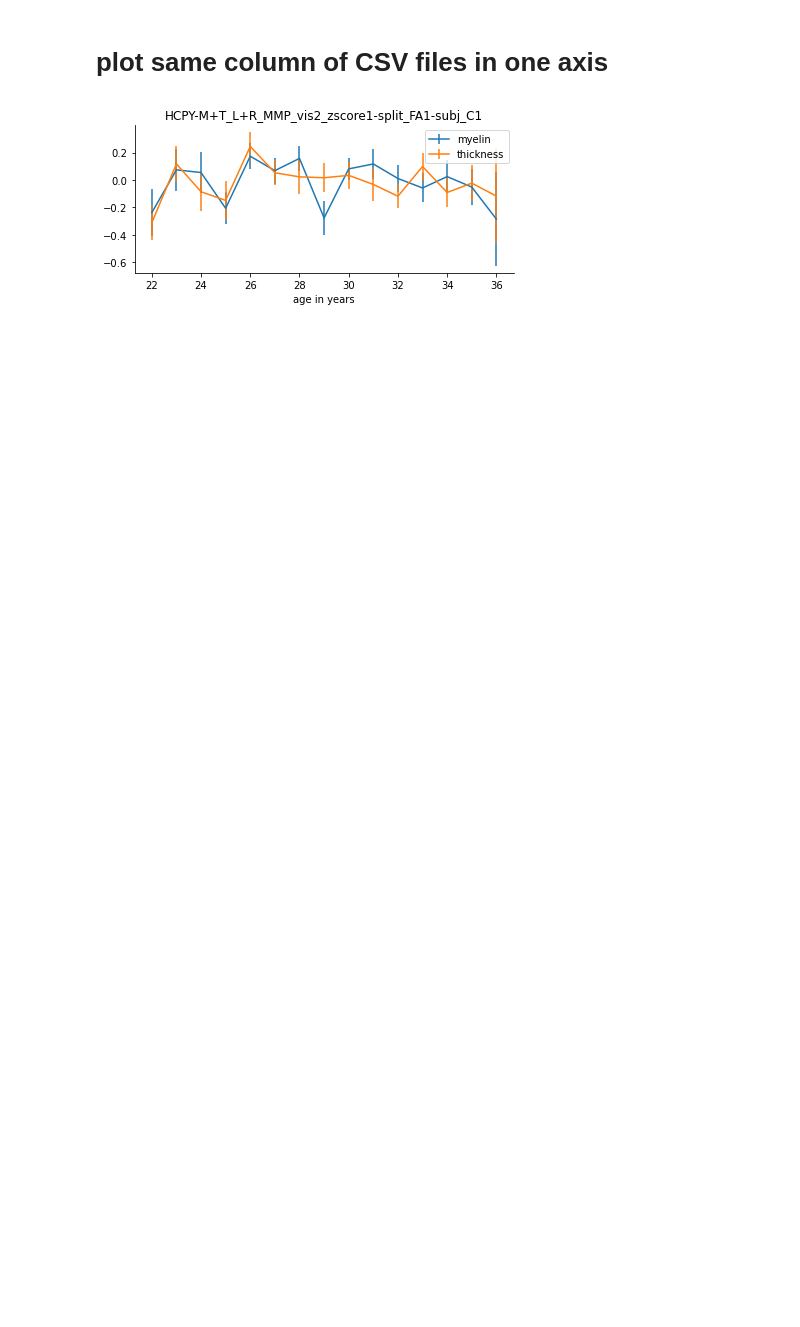
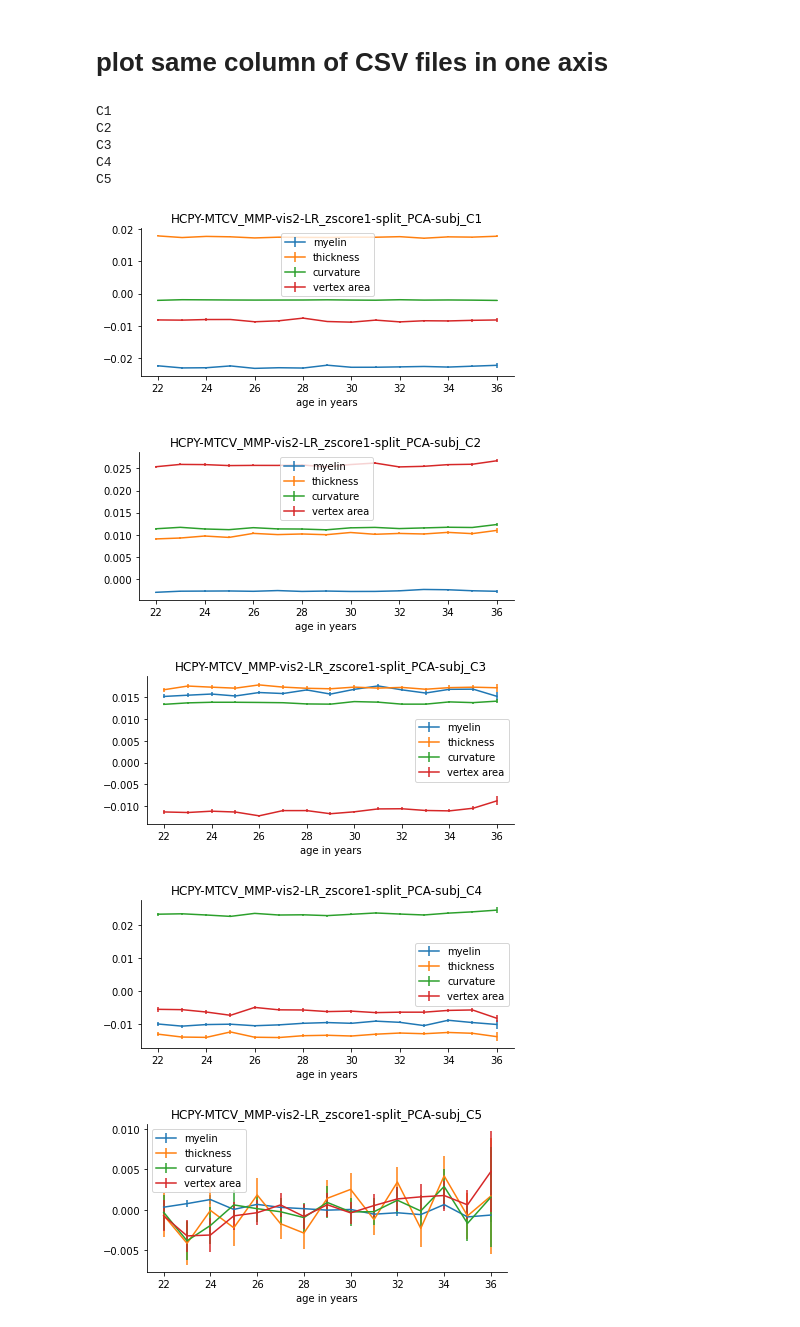
Before and after one commit to BNUCNL/nibrain, a Jupyter notebook: cxy_visual_dev/scripts/plot_age_line.ipynb, the cells around one changed output. Saved outputs shown, nothing was run; the diff lists cells and outputs as text; code cells hidden in the pictures; blank space fills up the shorter version.

Commit message:
cxy_visual_dev: MTCV PCA

```diff
--- a/cxy_visual_dev/scripts/plot_age_line.ipynb
+++ b/cxy_visual_dev/scripts/plot_age_line.ipynb
@@ -129,15 +129,29 @@ def plot_same_cols_in_one_ax(fpaths, age_name, columns, n_row, n_col, yerr_flag=
     else:
         plt.savefig(out_file)
 # %%
-col = 'C1'
-plot_same_cols_in_one_ax(
-    fpaths=[
-        pjoin(anal_dir, 'decomposition/HCPY-M+T_L+R_MMP_vis2_zscore1-split_FA1-subj_M.csv'),
-        pjoin(anal_dir, 'decomposition/HCPY-M+T_L+R_MMP_vis2_zscore1-split_FA1-subj_T.csv')
-    ], age_name='age in years', columns=col, n_row=1, n_col=1, yerr_flag=True, zscore_flag=True,
-    info_file=dataset_name2info['HCPY'], title=f'HCPY-M+T_L+R_MMP_vis2_zscore1-split_FA1-subj_{col}',
-    labels=['myelin', 'thickness'], figsize=(6, 3), remove_ages=[37],
-    out_file=pjoin(work_dir, f'HCPY-M+T_L+R_MMP_vis2_zscore1-split_FA1-subj_{col}.jpg')
-)
+cols = ['C1', 'C2', 'C3', 'C4', 'C5']
+zscore_flag = False
+for col in cols:
+    print(col)
+    plot_same_cols_in_one_ax(
+        fpaths=[
+            pjoin(anal_dir, 'decomposition/HCPY-MTCV_MMP-vis2-LR_zscore1-split_PCA-subj_M.csv'),
+            pjoin(anal_dir, 'decomposition/HCPY-MTCV_MMP-vis2-LR_zscore1-split_PCA-subj_T.csv'),
+            pjoin(anal_dir, 'decomposition/HCPY-MTCV_MMP-vis2-LR_zscore1-split_PCA-subj_C.csv'),
+            pjoin(anal_dir, 'decomposition/HCPY-MTCV_MMP-vis2-LR_zscore1-split_PCA-subj_V.csv')
+        ], age_name='age in years', columns=col, n_row=1, n_col=1, yerr_flag=True, zscore_flag=zscore_flag,
+        info_file=dataset_name2info['HCPY'], title=f'HCPY-MTCV_MMP-vis2-LR_zscore1-split_PCA-subj_{col}',
+        labels=['myelin', 'thickness', 'curvature', 'vertex area'], figsize=(6, 3), remove_ages=[37],
+        out_file=pjoin(work_dir, f'HCPY-MTCV_MMP-vis2-LR_zscore1-split_PCA-subj_{col}.jpg')
+    )
 # %% [output]
+C1
+C2
+C3
+C4
+C5
-[figure, old version]
+[figure, new version]
+[figure, added]
+[figure, added]
+[figure, added]
+[figure, added]
```
Also changed, not shown: 3 other files.
